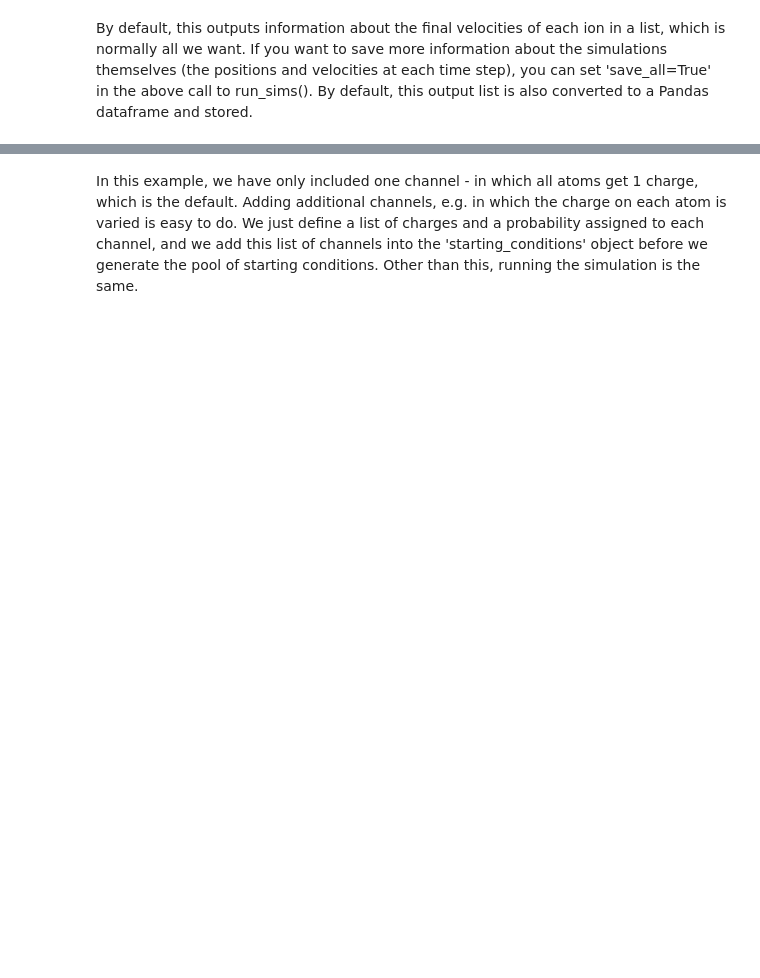
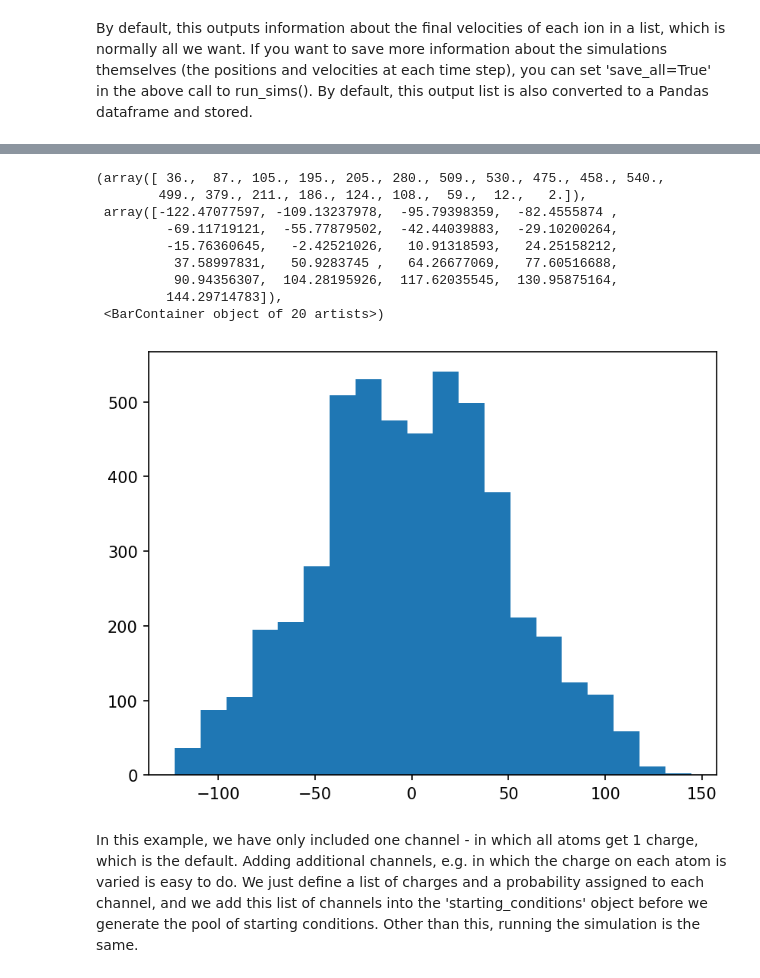
Before and after one commit to cemedenh/PYCE_sw, a Jupyter notebook: Examples/PyCESim Example 070524.ipynb, the cells around one changed output, grey strips where cells are left out. Cells and saved outputs as stored; diff of their text form; code cells hidden in the pictures; blank space fills up the shorter version.

```diff
--- a/Examples/PyCESim Example 070524.ipynb
+++ b/Examples/PyCESim Example 070524.ipynb
@@ -102,3 +70,16 @@ CE_sim1.output_df
+# %%
+plt.hist(CE_sim1.output_df['px_AU'],bins=20)
+# %% [output]
+(array([ 36.,  87., 105., 195., 205., 280., 509., 530., 475., 458., 540.,
+        499., 379., 211., 186., 124., 108.,  59.,  12.,   2.]),
+ array([-122.47077597, -109.13237978,  -95.79398359,  -82.4555874 ,
+         -69.11719121,  -55.77879502,  -42.44039883,  -29.10200264,
+         -15.76360645,   -2.42521026,   10.91318593,   24.25158212,
+          37.58997831,   50.9283745 ,   64.26677069,   77.60516688,
+          90.94356307,  104.28195926,  117.62035545,  130.95875164,
+         144.29714783]),
+ <BarContainer object of 20 artists>)
+[figure, added]
 # %% [markdown]
 In this example, we have only included one channel - in which all atoms get 1 charge, which is the default. Adding additional channels, e.g. in which the charge on each atom is varied is easy to do. We just define a list of charges and a probability assigned to each channel, and we add this list of channels into the 'starting_conditions' object before we generate the pool of starting conditions. Other than this, running the simulation is the same.
 # %%
```
Also changed, not shown: parts of 15 cells of this notebook, 4 other files.
